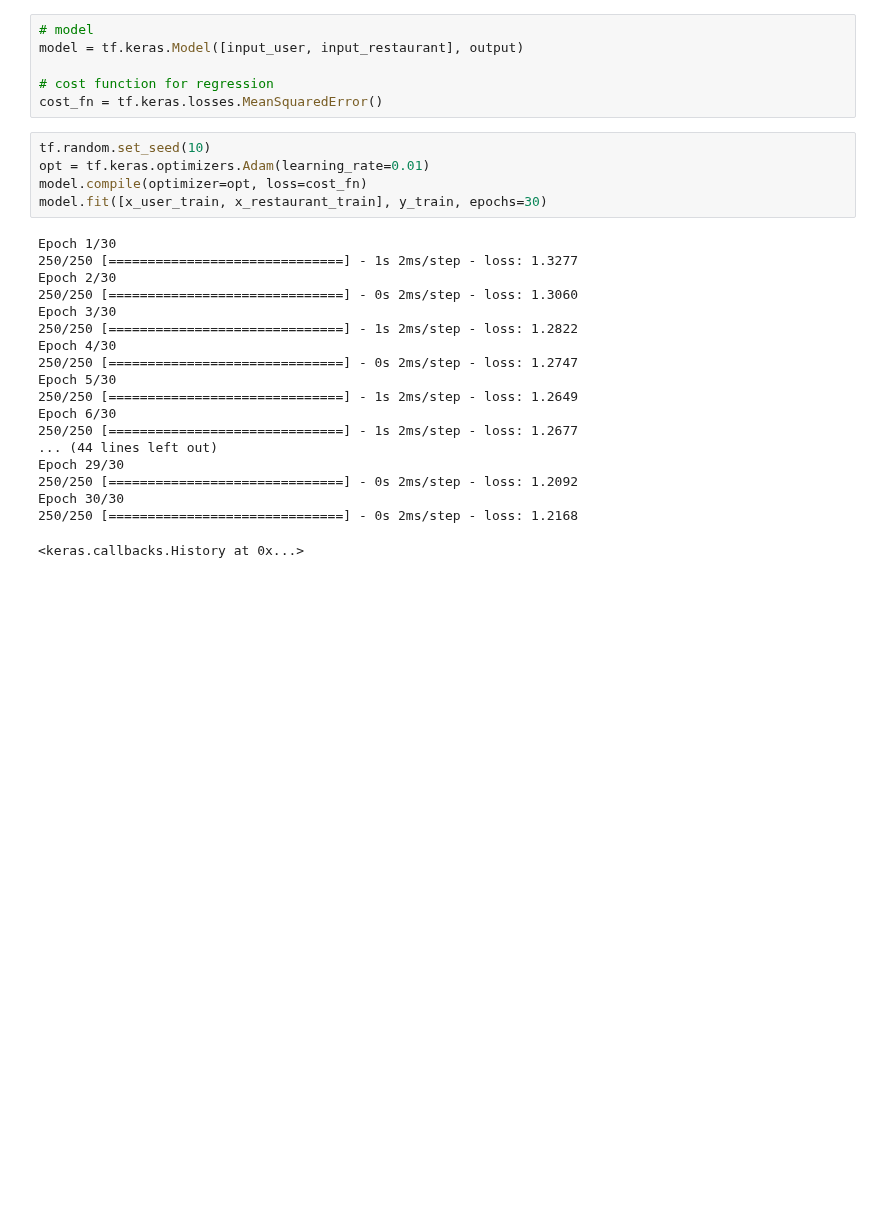
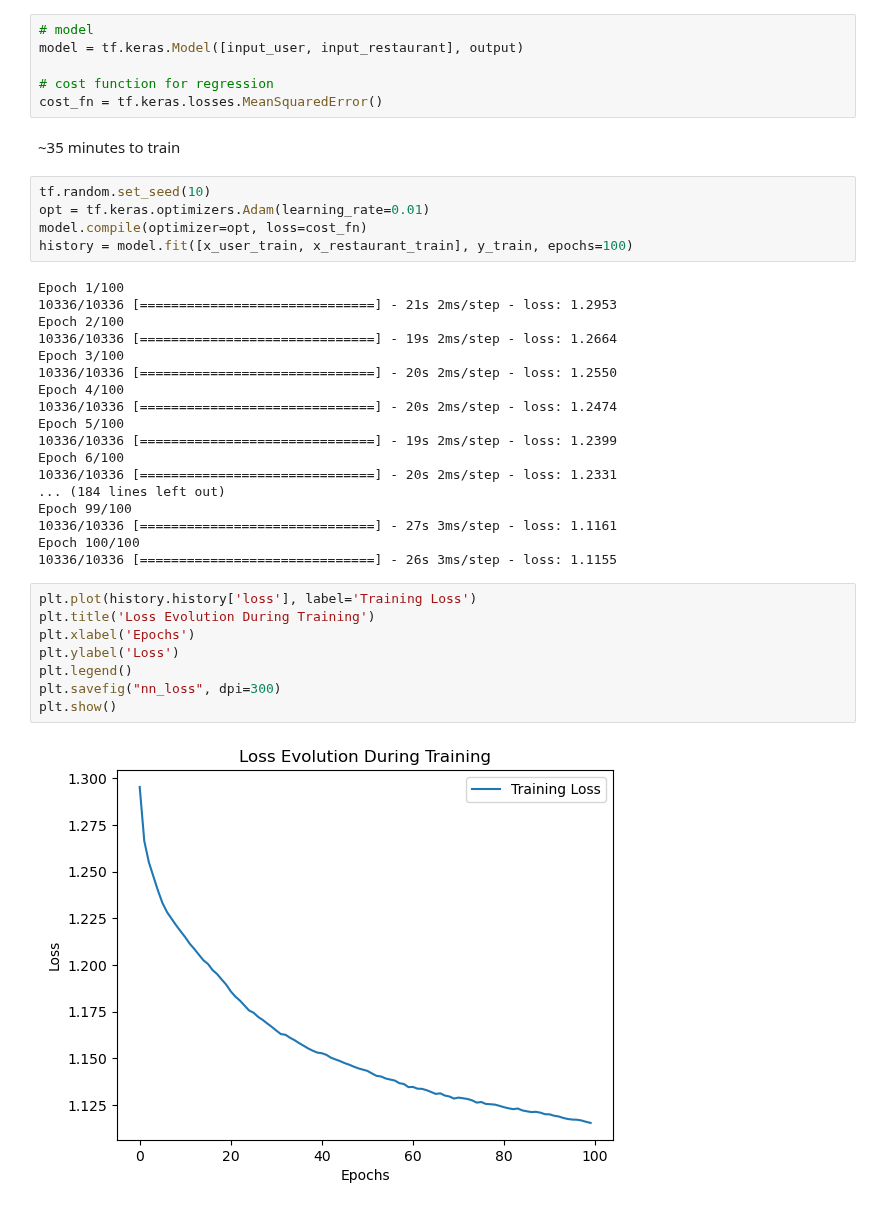
Before and after one commit to larasneves/ComplexDataAnalysis, a Jupyter notebook: content-based-model.ipynb, the cells around one changed output. Cells and saved outputs as stored; diff of their text form; blank space fills up the shorter version.

Commit message:
Trained nn model in the full dataset for 100 epochs

```diff
--- a/content-based-model.ipynb
+++ b/content-based-model.ipynb
@@ -181,30 +184,41 @@ model = tf.keras.Model([input_user, input_restaurant], output)
 
 # cost function for regression
 cost_fn = tf.keras.losses.MeanSquaredError()
+# %% [markdown]
+~35 minutes to train
 # %%
 tf.random.set_seed(10)
 opt = tf.keras.optimizers.Adam(learning_rate=0.01)
 model.compile(optimizer=opt, loss=cost_fn)
-model.fit([x_user_train, x_restaurant_train], y_train, epochs=30)
+history = model.fit([x_user_train, x_restaurant_train], y_train, epochs=100)
 # %% [output]
-Epoch 1/30
-250/250 [==============================] - 1s 2ms/step - loss: 1.3277
-Epoch 2/30
-250/250 [==============================] - 0s 2ms/step - loss: 1.3060
-Epoch 3/30
-250/250 [==============================] - 1s 2ms/step - loss: 1.2822
-Epoch 4/30
-250/250 [==============================] - 0s 2ms/step - loss: 1.2747
-Epoch 5/30
-250/250 [==============================] - 1s 2ms/step - loss: 1.2649
-Epoch 6/30
-250/250 [==============================] - 1s 2ms/step - loss: 1.2677
-... (44 lines left out)
-Epoch 29/30
-250/250 [==============================] - 0s 2ms/step - loss: 1.2092
-Epoch 30/30
-250/250 [==============================] - 0s 2ms/step - loss: 1.2168
+Epoch 1/100
+10336/10336 [==============================] - 21s 2ms/step - loss: 1.2953
+Epoch 2/100
+10336/10336 [==============================] - 19s 2ms/step - loss: 1.2664
+Epoch 3/100
+10336/10336 [==============================] - 20s 2ms/step - loss: 1.2550
+Epoch 4/100
+10336/10336 [==============================] - 20s 2ms/step - loss: 1.2474
+Epoch 5/100
+10336/10336 [==============================] - 19s 2ms/step - loss: 1.2399
+Epoch 6/100
+10336/10336 [==============================] - 20s 2ms/step - loss: 1.2331
+... (184 lines left out)
+Epoch 99/100
+10336/10336 [==============================] - 27s 3ms/step - loss: 1.1161
+Epoch 100/100
+10336/10336 [==============================] - 26s 3ms/step - loss: 1.1155
-<keras.callbacks.History at 0x...>
+# %%
+plt.plot(history.history['loss'], label='Training Loss')
+plt.title('Loss Evolution During Training')
+plt.xlabel('Epochs')
+plt.ylabel('Loss')
+plt.legend()
+plt.savefig("nn_loss", dpi=300)
+plt.show()
+# %% [output]
+[figure, added]
 # %%
 model.evaluate([x_user_test, x_restaurant_test], y_test)
 # %% [output]
```
Also changed, not shown: parts of 6 cells of this notebook, 5 other files.
